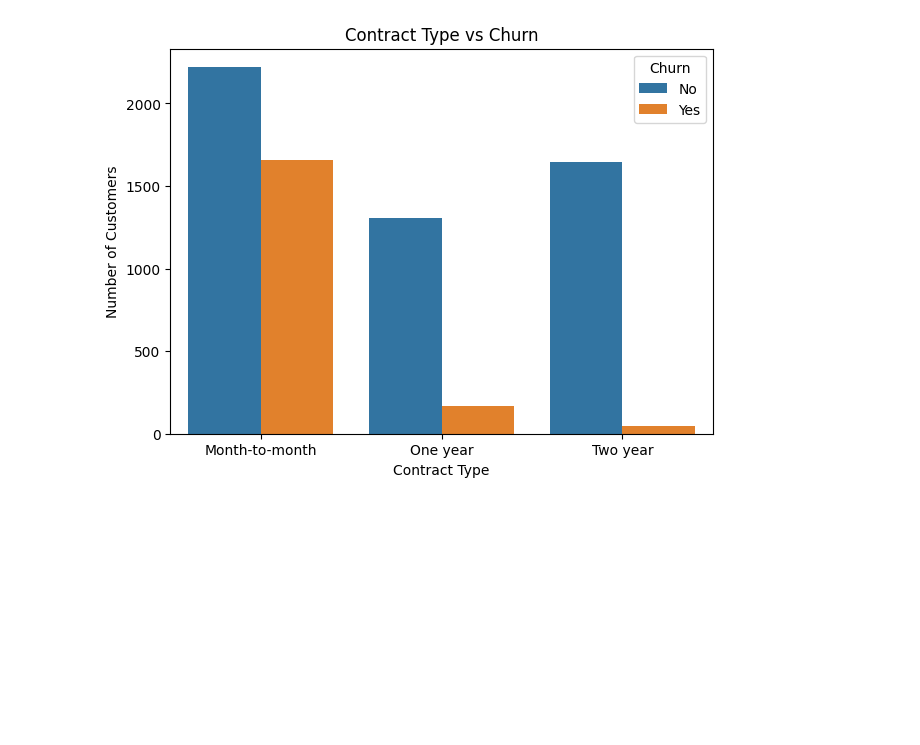
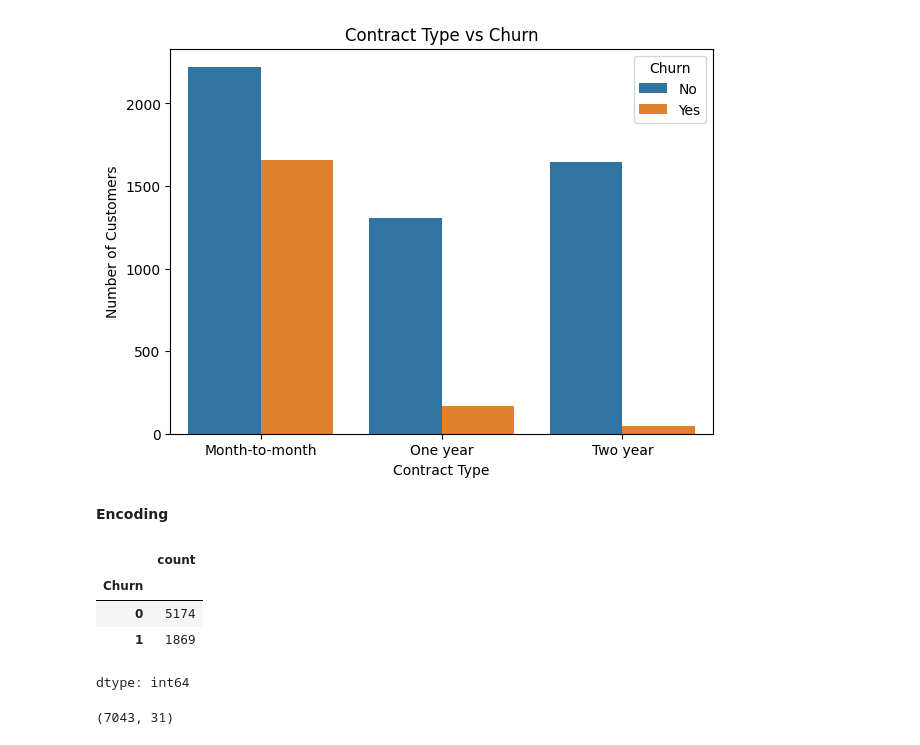
Before and after one commit to visharaaa/Telco-Churn-ML, a Jupyter notebook: Telco_Churn_ML.ipynb, the cells around one changed output. Saved outputs shown, nothing was run; the diff lists cells and outputs as text; code cells hidden in the pictures; blank space fills up the shorter version.

Commit message:
Finishing encoding

```diff
--- a/Telco_Churn_ML.ipynb
+++ b/Telco_Churn_ML.ipynb
@@ -134,3 +134,14 @@ plt.ylabel('Number of Customers')
 plt.show()
 # %% [output]
 [figure]
+# %% [markdown]
+**Encoding**
+# %%
+df['Churn'] = df['Churn'].map({'Yes': 1, 'No': 0})
+df['Churn'].value_counts()
+# %% [output]
+|  | count |
+| Churn |  |
+| 0 | 5174 |
+| 1 | 1869 |
+dtype: int64
@@ -136,0 +151,5 @@ plt.show()
+# %%
+df = pd.get_dummies(df, drop_first=True)
+df.shape
+# %% [output]
+(7043, 31)
```
Also changed, not shown: parts of 5 cells of this notebook.
